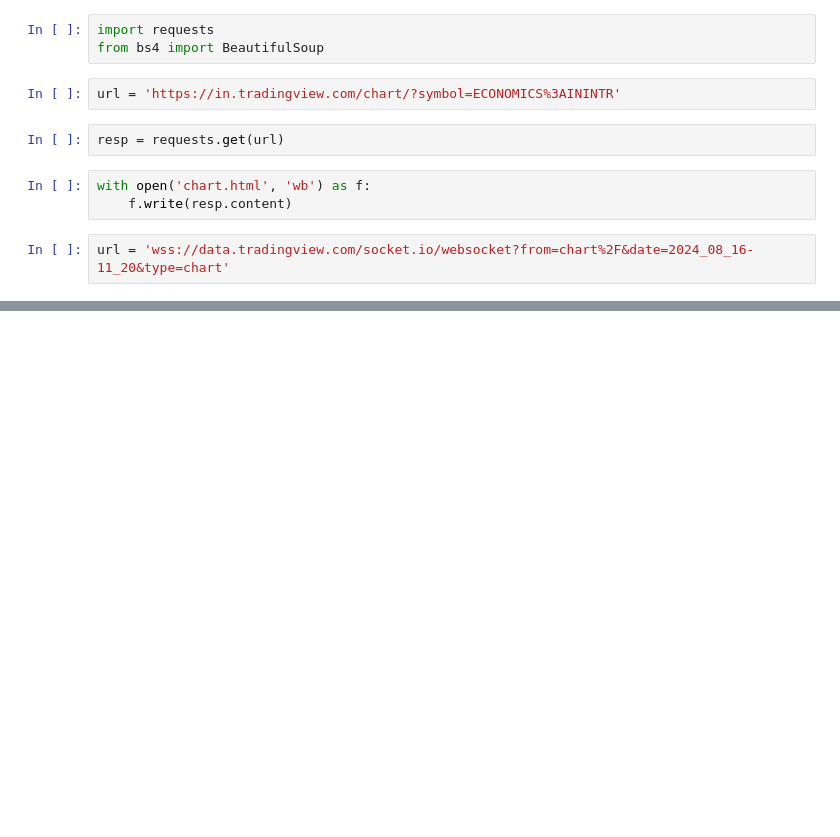
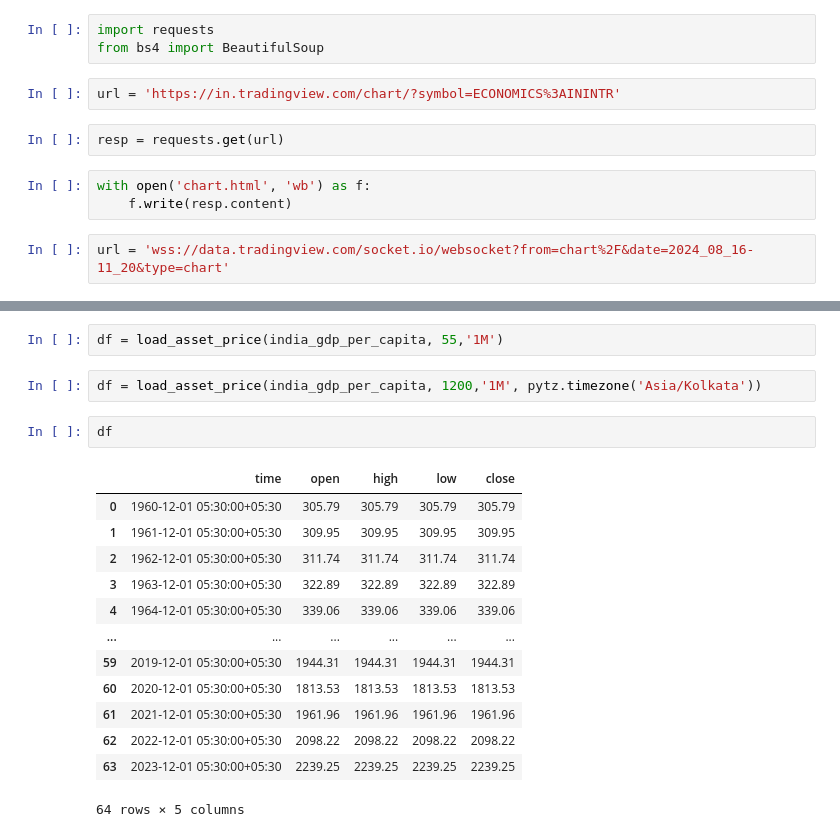
Before and after one commit to IshantSihag/Omnix-Sage, a Jupyter notebook: interest_rate.ipynb, the cells around one changed output, grey strips where cells are left out. Cells and saved outputs as stored; diff of their text form; blank space fills up the shorter version.

```diff
--- a/interest_rate.ipynb
+++ b/interest_rate.ipynb
@@ -207,0 +667,20 @@ Error:
+# %%
+df = load_asset_price(india_gdp_per_capita, 55,'1M')
+# %%
+df = load_asset_price(india_gdp_per_capita, 1200,'1M', pytz.timezone('Asia/Kolkata'))
+# %%
+df
+# %% [output]
+|  | time | open | high | low | close |
+| 0 | 1960-12-01 05:30:00+05:30 | 305.79 | 305.79 | 305.79 | 305.79 |
+| 1 | 1961-12-01 05:30:00+05:30 | 309.95 | 309.95 | 309.95 | 309.95 |
+| 2 | 1962-12-01 05:30:00+05:30 | 311.74 | 311.74 | 311.74 | 311.74 |
+| 3 | 1963-12-01 05:30:00+05:30 | 322.89 | 322.89 | 322.89 | 322.89 |
+| 4 | 1964-12-01 05:30:00+05:30 | 339.06 | 339.06 | 339.06 | 339.06 |
+| ... | ... | ... | ... | ... | ... |
+| 59 | 2019-12-01 05:30:00+05:30 | 1944.31 | 1944.31 | 1944.31 | 1944.31 |
+| 60 | 2020-12-01 05:30:00+05:30 | 1813.53 | 1813.53 | 1813.53 | 1813.53 |
+| 61 | 2021-12-01 05:30:00+05:30 | 1961.96 | 1961.96 | 1961.96 | 1961.96 |
+| 62 | 2022-12-01 05:30:00+05:30 | 2098.22 | 2098.22 | 2098.22 | 2098.22 |
+| 63 | 2023-12-01 05:30:00+05:30 | 2239.25 | 2239.25 | 2239.25 | 2239.25 |
+64 rows × 5 columns
```
Also changed, not shown: parts of 8 cells of this notebook, 2 other files.
